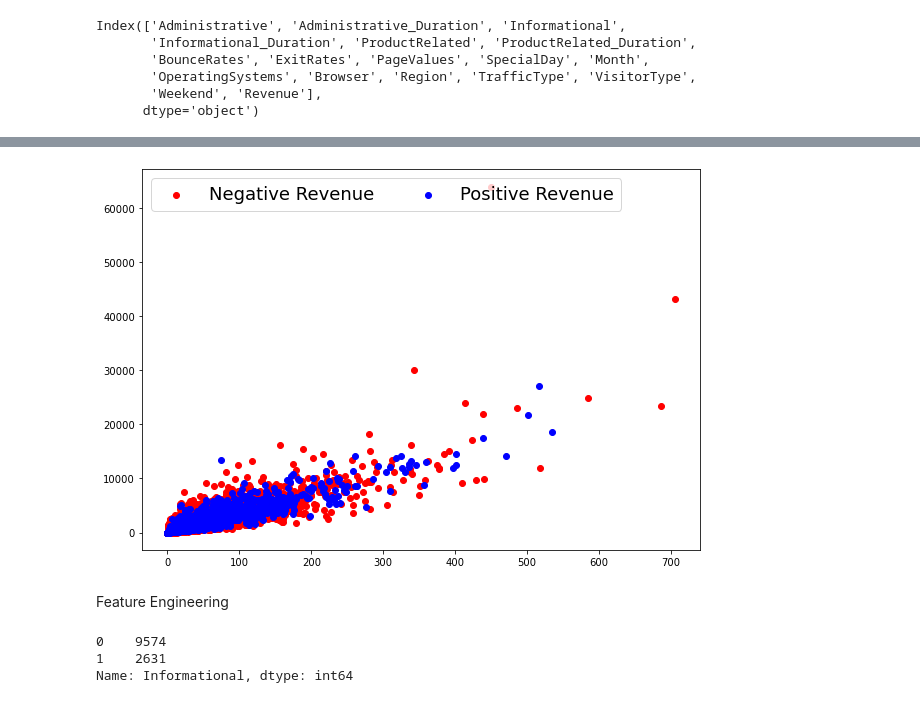
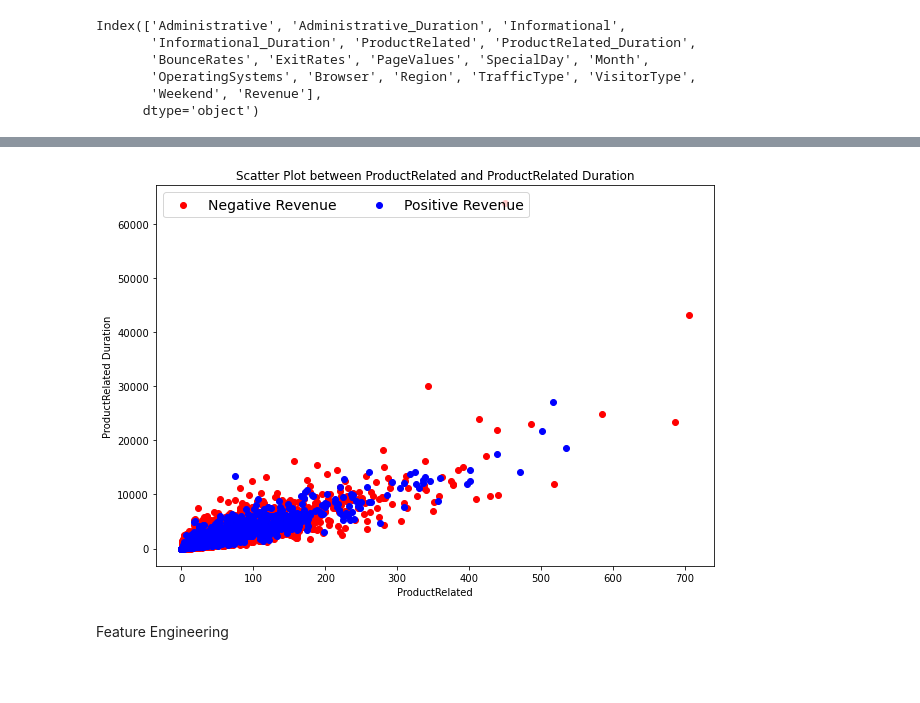
Before and after one commit to LBNphoenix/Aicadium_code, a Jupyter notebook: Aicadium_code.ipynb, the cells around one changed output, grey strips where cells are left out. Drawn from its saved outputs; the diff is of its cells as text; code cells hidden in the pictures; blank space fills up the shorter version.

```diff
--- a/Aicadium_code.ipynb
+++ b/Aicadium_code.ipynb
@@ -154,17 +164,20 @@ plt.show()
 # %%
 plt.figure(figsize = (10,7))
 
 scatter2 = plt.scatter(x='ProductRelated',y='ProductRelated_Duration', data =df_eco_dropdp[df_eco_dropdp['Revenue']==False], c = 'red')
 scatter1 = plt.scatter(x='ProductRelated',y='ProductRelated_Duration', data =df_eco_dropdp[df_eco_dropdp['Revenue']==True], c= 'blue')
 plt.legend((scatter2, scatter1),
            ('Negative Revenue', 'Positive Revenue',),
            scatterpoints=1,
            loc='upper left',
            ncol=3,
-           fontsize=18)
+           fontsize=14)
+plt.title('Scatter Plot between ProductRelated and ProductRelated Duration')
+plt.xlabel('ProductRelated')
+plt.ylabel('ProductRelated Duration')
 plt.show()
 # %% [output]
-[figure, old version]
+[figure, new version]
 # %% [markdown]
 Feature Engineering
 # %%
@@ -172,9 +185,3 @@ df_eco_dropdp['Administrative'] =  pd.qcut(df_eco_dropdp['Administrative'], q=2)
 df_eco_dropdp['Administrative_Duration'] =  pd.qcut(df_eco_dropdp['Administrative_Duration'], q=2)
 # %%
 df_eco_dropdp.loc[ df_eco_dropdp['Informational']>0,  'Informational'] = 1
-# %%
-df_eco_dropdp['Informational'].value_counts()
-# %% [output]
-0    9574
-1    2631
-Name: Informational, dtype: int64
```
Also changed, not shown: parts of 33 cells of this notebook.
